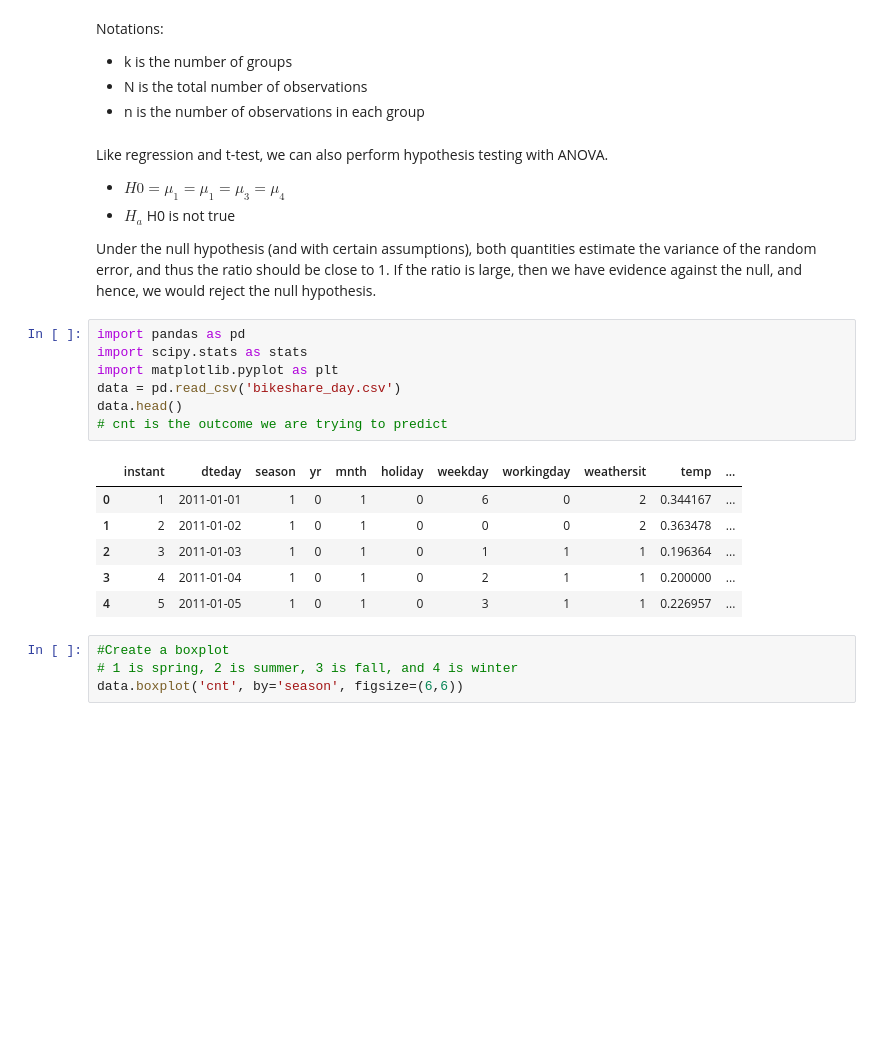
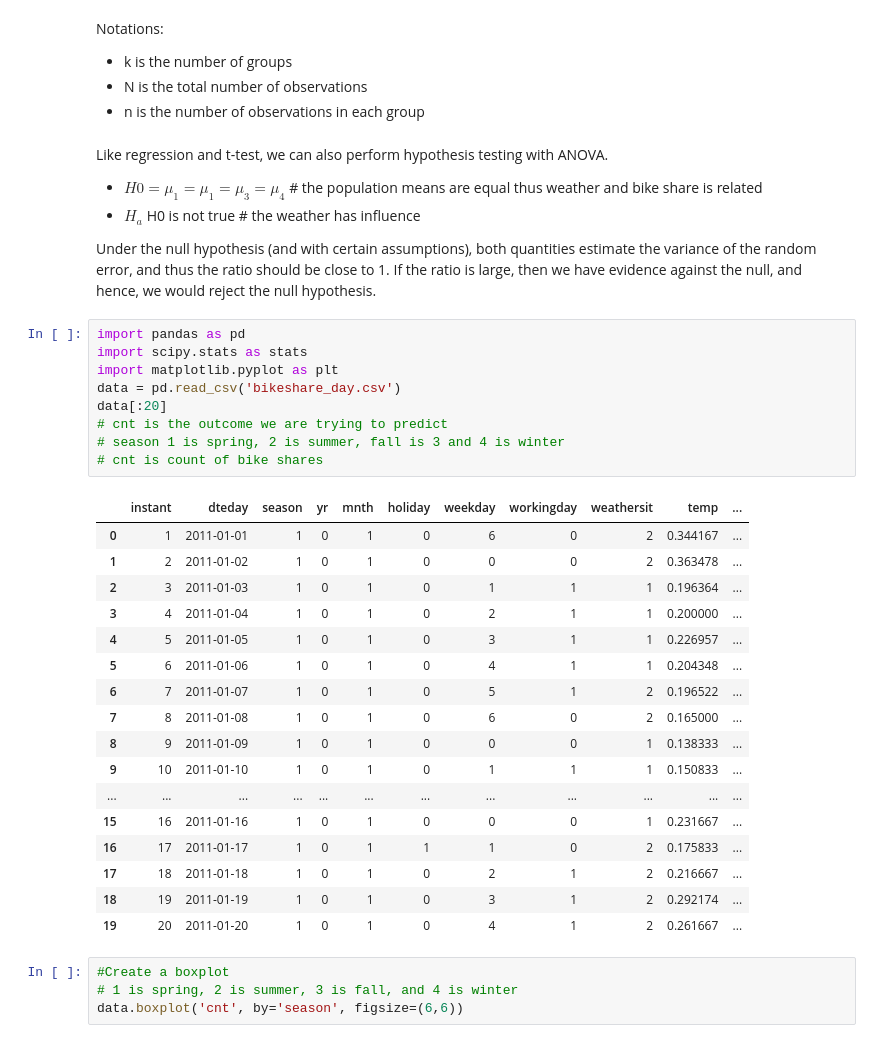
Before and after one commit to oqusous/nyc-mhtn-ds-071519-lectures, a Jupyter notebook: week-5/ANOVA/ANOVA_0715.ipynb, the cells around one changed output. Drawn from its saved outputs; the diff is of its cells as text; blank space fills up the shorter version.

```diff
--- a/week-5/ANOVA/ANOVA_0715.ipynb
+++ b/week-5/ANOVA/ANOVA_0715.ipynb
@@ -74,24 +74,37 @@ Notations:
 # %% [markdown]
 Like regression and t-test, we can also perform hypothesis testing with ANOVA.
 
-- $H0 = \mu_1 = \mu_1 = \mu_3 = \mu_4$
-- $H_a$ H0 is not true
+- $H0 = \mu_1 = \mu_1 = \mu_3 = \mu_4$ # the population means are equal thus weather and bike share is related
+- $H_a$ H0 is not true # the weather has influence
 
 Under the null hypothesis (and with certain assumptions), both quantities estimate the variance of the random error, and thus the ratio should be close to 1. If the ratio is large, then we have evidence against the null, and hence, we would reject the null hypothesis.
 # %%
 import pandas as pd
 import scipy.stats as stats
 import matplotlib.pyplot as plt
 data = pd.read_csv('bikeshare_day.csv')
-data.head()
+data[:20]
 # cnt is the outcome we are trying to predict
+# season 1 is spring, 2 is summer, fall is 3 and 4 is winter
+# cnt is count of bike shares
 # %% [output]
 |  | instant | dteday | season | yr | mnth | holiday | weekday | workingday | weathersit | temp | ... |
 | 0 | 1 | 2011-01-01 | 1 | 0 | 1 | 0 | 6 | 0 | 2 | 0.344167 | ... |
 | 1 | 2 | 2011-01-02 | 1 | 0 | 1 | 0 | 0 | 0 | 2 | 0.363478 | ... |
 | 2 | 3 | 2011-01-03 | 1 | 0 | 1 | 0 | 1 | 1 | 1 | 0.196364 | ... |
 | 3 | 4 | 2011-01-04 | 1 | 0 | 1 | 0 | 2 | 1 | 1 | 0.200000 | ... |
 | 4 | 5 | 2011-01-05 | 1 | 0 | 1 | 0 | 3 | 1 | 1 | 0.226957 | ... |
+| 5 | 6 | 2011-01-06 | 1 | 0 | 1 | 0 | 4 | 1 | 1 | 0.204348 | ... |
+| 6 | 7 | 2011-01-07 | 1 | 0 | 1 | 0 | 5 | 1 | 2 | 0.196522 | ... |
+| 7 | 8 | 2011-01-08 | 1 | 0 | 1 | 0 | 6 | 0 | 2 | 0.165000 | ... |
+| 8 | 9 | 2011-01-09 | 1 | 0 | 1 | 0 | 0 | 0 | 1 | 0.138333 | ... |
+| 9 | 10 | 2011-01-10 | 1 | 0 | 1 | 0 | 1 | 1 | 1 | 0.150833 | ... |
+| ... | ... | ... | ... | ... | ... | ... | ... | ... | ... | ... | ... |
+| 15 | 16 | 2011-01-16 | 1 | 0 | 1 | 0 | 0 | 0 | 1 | 0.231667 | ... |
+| 16 | 17 | 2011-01-17 | 1 | 0 | 1 | 1 | 1 | 0 | 2 | 0.175833 | ... |
+| 17 | 18 | 2011-01-18 | 1 | 0 | 1 | 0 | 2 | 1 | 2 | 0.216667 | ... |
+| 18 | 19 | 2011-01-19 | 1 | 0 | 1 | 0 | 3 | 1 | 2 | 0.292174 | ... |
+| 19 | 20 | 2011-01-20 | 1 | 0 | 1 | 0 | 4 | 1 | 2 | 0.261667 | ... |
 # %%
 #Create a boxplot
 # 1 is spring, 2 is summer, 3 is fall, and 4 is winter
```
Also changed, not shown: parts of 3 cells of this notebook.
